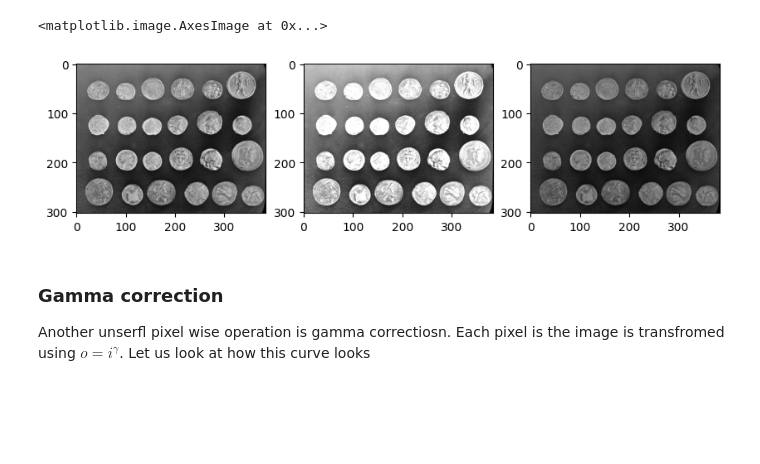
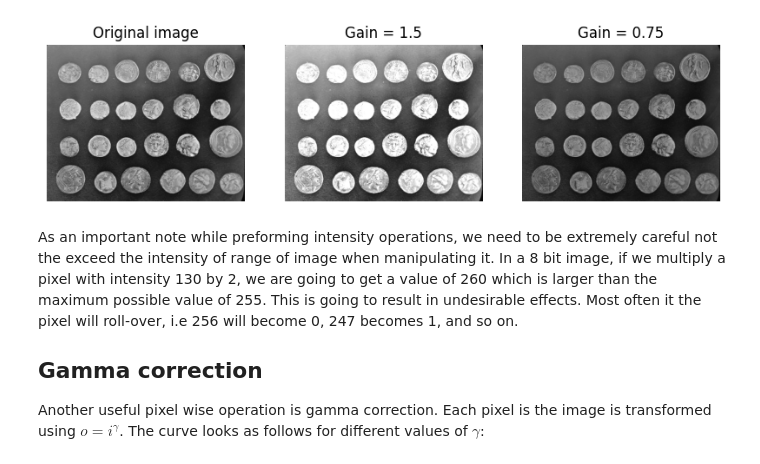
Before and after one commit to rishvanth-kp/img_analysis_with_py, a Jupyter notebook: ch2_intensity_operations.ipynb, the cells around one changed output. Cells and saved outputs as stored; diff of their text form; code cells hidden in the pictures; blank space fills up the shorter version.

```diff
--- a/ch2_intensity_operations.ipynb
+++ b/ch2_intensity_operations.ipynb
@@ -12,22 +39,37 @@ becomes bfigheter and if the gain is less than 1 it becomes darker.
 # %%
 # Load the required libraries
 import skimage as ski
 import numpy as np
 import matplotlib.pyplot as plt
 
 
 # Load the coins data
 img = ski.data.coins()
 
+# Plot the image
 fig, ax =  plt.subplots(1, 3, figsize = (10, 9))
 ax[0].imshow(img, cmap = 'gray', vmax = 256)
+ax[0].set_title('Original image')
 ax[1].imshow(img * 1.5, cmap = 'gray', vmax = 256)
+ax[1].set_title('Gain = 1.5')
 ax[2].imshow(img * 0.75, cmap = 'gray', vmax = 256)
+ax[2].set_title('Gain = 0.75')
+for a in ax:
+    a.set_axis_off()
 # %% [output]
-<matplotlib.image.AxesImage at 0x...>
-[figure, old version]
+[figure, new version]
-# %% [markdown]
-### Gamma correction
-
-Another unserfl pixel wise operation is gamma correctiosn. Each pixel is the image is transfromed using $o = i ^ \gamma$. Let us look at how this curve looks
+# %% [markdown]
+As an important note while preforming intensity operations, we need to be
+extremely careful not the exceed the intensity of range of image when
+manipulating it.  In a 8 bit image, if we multiply a pixel with intensity 130
+by 2, we are going to get a value of 260 which is larger than the maximum
+possible value of 255. This is going to result in undesirable effects. Most
+often it the pixel will roll-over, i.e 256 will become 0, 247 becomes 1, and
+so on.
+
+## Gamma correction
+
+Another useful pixel wise operation is gamma correction. Each pixel is the
+image is transformed using $o = i ^ \gamma$. The curve looks as follows
+for different values of $\gamma$:
 # %%
```
Also changed, not shown: parts of 22 cells of this notebook, 3 other files.
